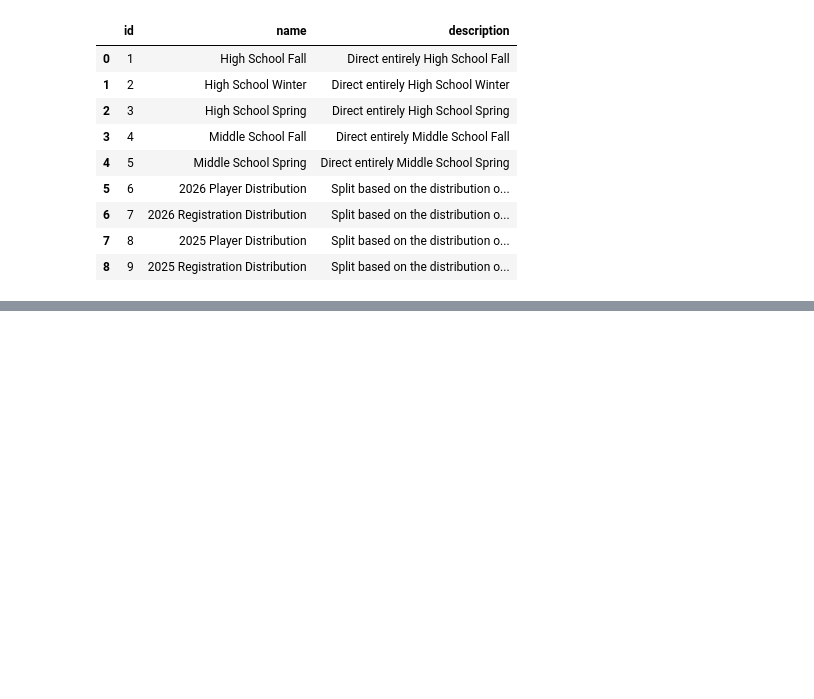
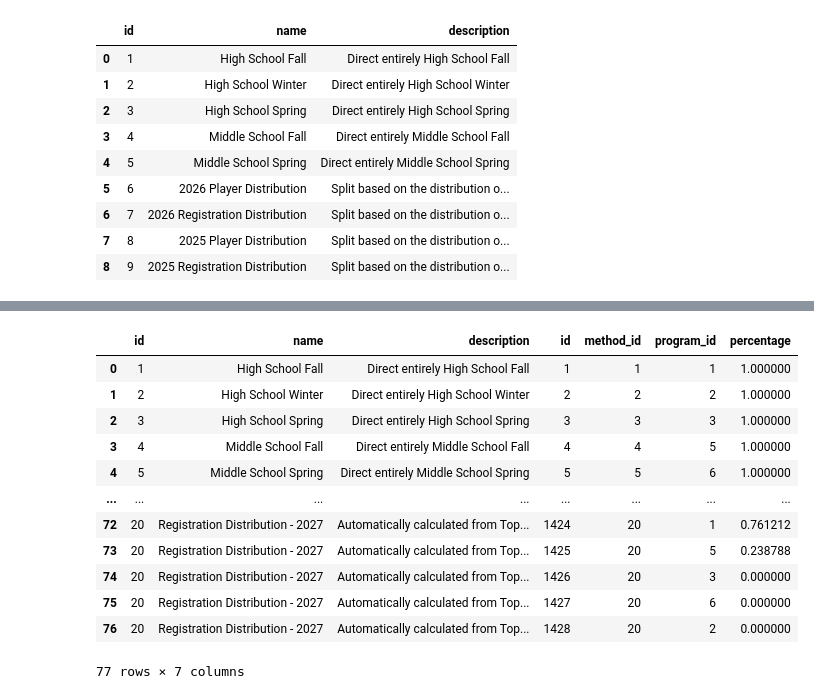
Before and after one commit to tmw4d/accounting_app, a Jupyter notebook: Data Exploration.ipynb, the cells around one changed output, grey strips where cells are left out. Drawn from its saved outputs; the diff is of its cells as text; code cells hidden in the pictures; blank space fills up the shorter version.

```diff
--- a/Data Exploration.ipynb
+++ b/Data Exploration.ipynb
@@ -201,0 +895,26 @@ sample
+# %%
+
+# Fetch example script from site
+sample = pd.read_sql("""
+
+select *
+from allocation_methods left join allocation_rules
+ on allocation_methods.id = allocation_rules.method_id
+ order by 1,2,3,4
+ limit 20
+        """, conn)
+sample
+# %% [output]
+|  | id | name | description | id | method_id | program_id | percentage |
+| 0 | 1 | High School Fall | Direct entirely High School Fall | 1 | 1 | 1 | 1.000000 |
+| 1 | 2 | High School Winter | Direct entirely High School Winter | 2 | 2 | 2 | 1.000000 |
+| 2 | 3 | High School Spring | Direct entirely High School Spring | 3 | 3 | 3 | 1.000000 |
+| 3 | 4 | Middle School Fall | Direct entirely Middle School Fall | 4 | 4 | 5 | 1.000000 |
+| 4 | 5 | Middle School Spring | Direct entirely Middle School Spring | 5 | 5 | 6 | 1.000000 |
+| ... | ... | ... | ... | ... | ... | ... | ... |
+| 72 | 20 | Registration Distribution - 2027 | Automatically calculated from Top... | 1424 | 20 | 1 | 0.761212 |
+| 73 | 20 | Registration Distribution - 2027 | Automatically calculated from Top... | 1425 | 20 | 5 | 0.238788 |
+| 74 | 20 | Registration Distribution - 2027 | Automatically calculated from Top... | 1426 | 20 | 3 | 0.000000 |
+| 75 | 20 | Registration Distribution - 2027 | Automatically calculated from Top... | 1427 | 20 | 6 | 0.000000 |
+| 76 | 20 | Registration Distribution - 2027 | Automatically calculated from Top... | 1428 | 20 | 2 | 0.000000 |
+77 rows × 7 columns
```
Also changed, not shown: parts of 28 cells of this notebook, 7 other files.
